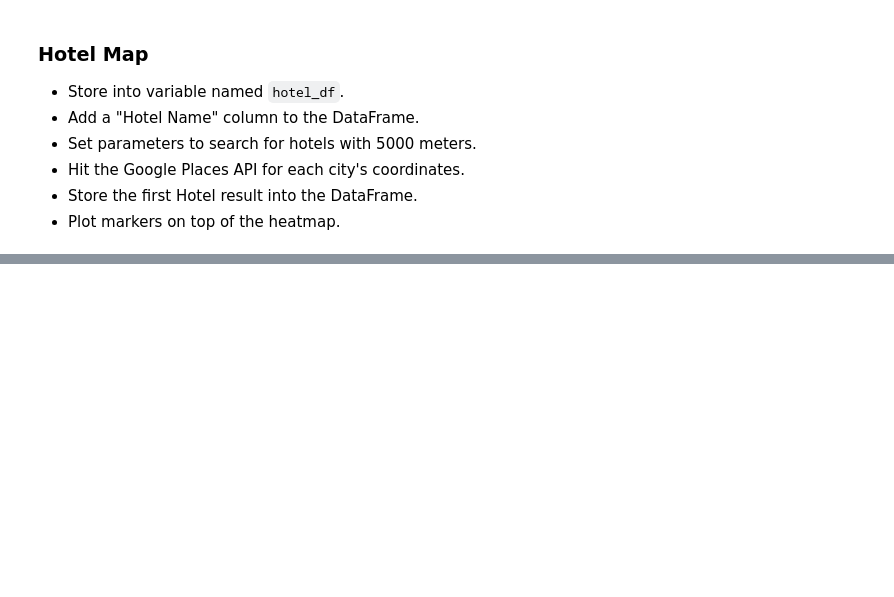
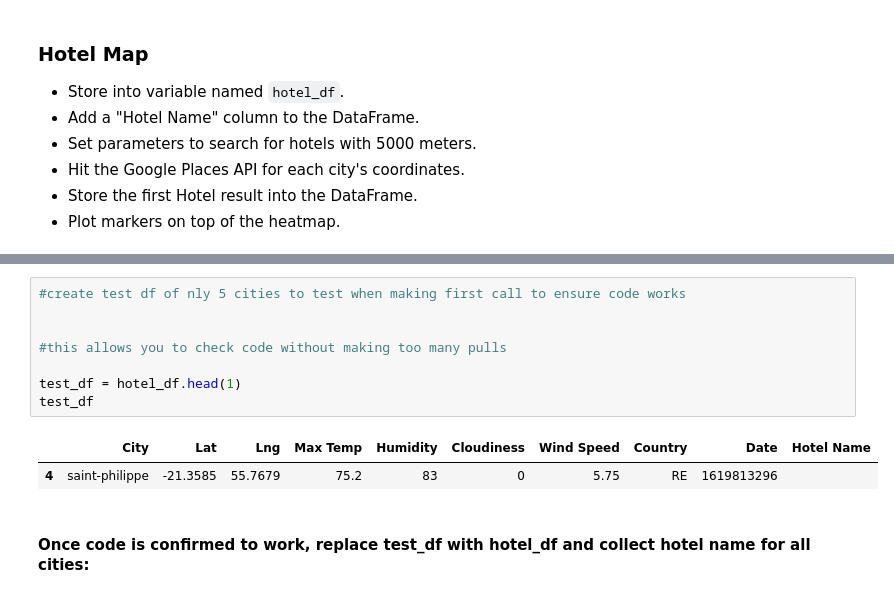
Before and after one commit to 3065923/Jake_API_Map, a Jupyter notebook: Vacation_Jake.py/Vacation_Jake_Py.ipynb, the cells around one changed output, grey strips where cells are left out. Drawn from its saved outputs; the diff is of its cells as text; blank space fills up the shorter version.

```diff
--- a/Vacation_Jake.py/Vacation_Jake_Py.ipynb
+++ b/Vacation_Jake.py/Vacation_Jake_Py.ipynb
@@ -149,0 +186,13 @@ See the caveats in the documentation: https://pandas.pydata.org/pandas-docs/stab
+# %%
+#create test df of nly 5 cities to test when making first call to ensure code works
+
+
+#this allows you to check code without making too many pulls
+
+test_df = hotel_df.head(1)
+test_df
+# %% [output]
+|  | City | Lat | Lng | Max Temp | Humidity | Cloudiness | Wind Speed | Country | Date | Hotel Name |
+| 4 | saint-philippe | -21.3585 | 55.7679 | 75.2 | 83 | 0 | 5.75 | RE | 1619813296 |  |
+# %% [markdown]
+#### Once code is confirmed to work, replace test_df  with  hotel_df and collect hotel name for all cities:
```
Also changed, not shown: parts of 16 cells of this notebook, 2 other files.
